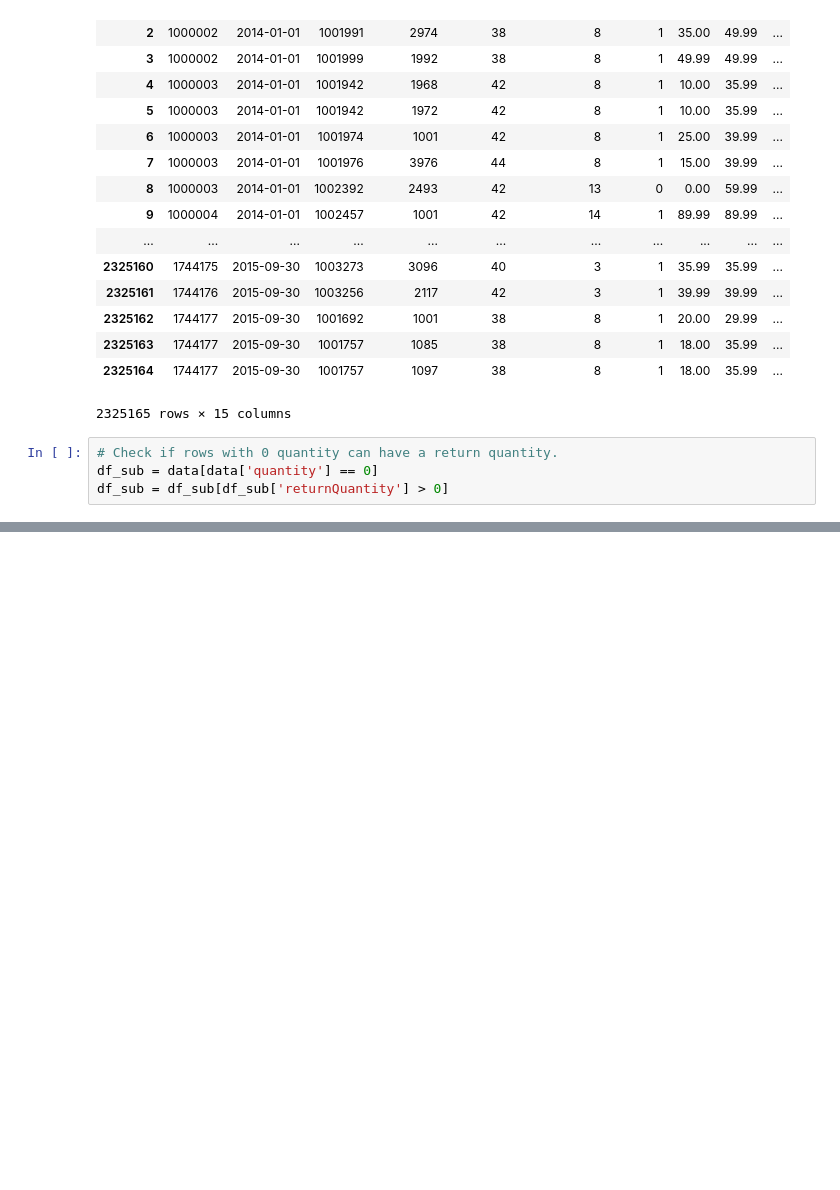
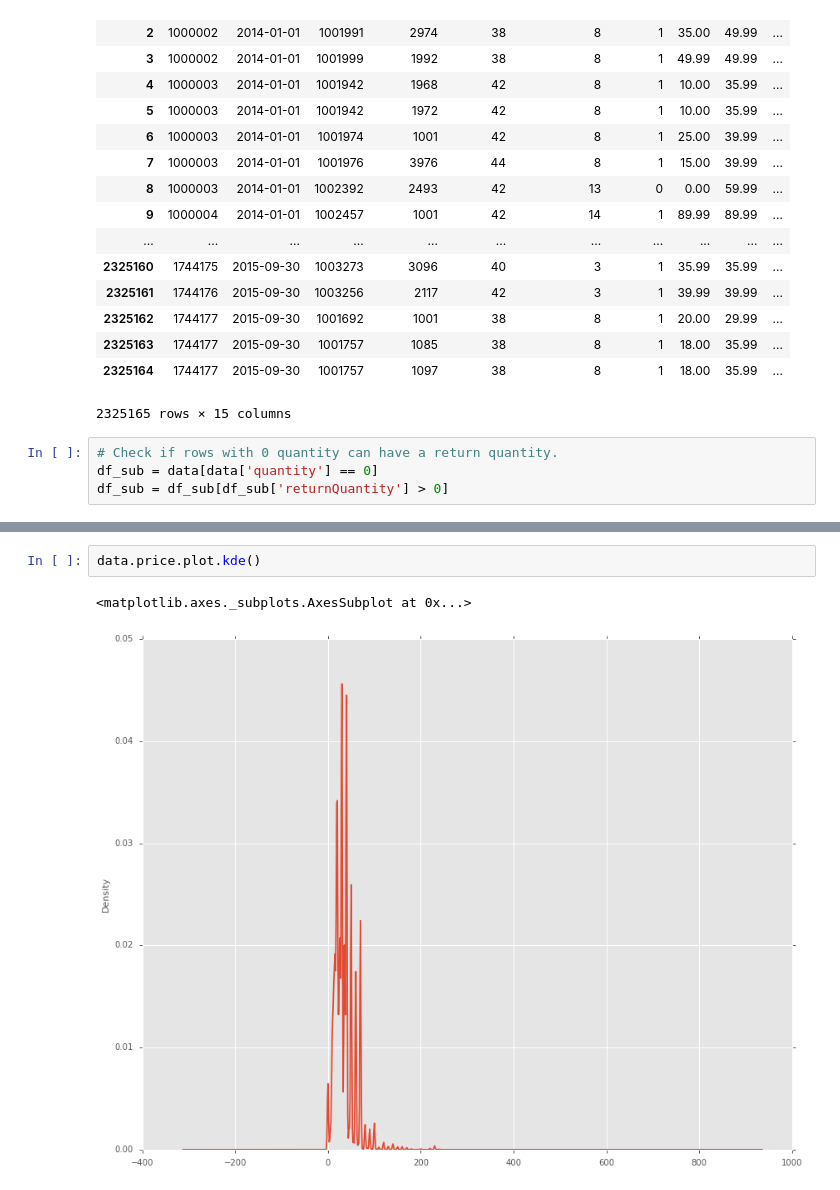
Before and after one commit to aleximmer/run-dmc, a Jupyter notebook: DataAnalysis.ipynb, the cells around one changed output, grey strips where cells are left out. Drawn from its saved outputs; the diff is of its cells as text; blank space fills up the shorter version.

```diff
--- a/DataAnalysis.ipynb
+++ b/DataAnalysis.ipynb
@@ -49,0 +57,5 @@ dtype('int64')
+# %%
+data.price.plot.kde()
+# %% [output]
+<matplotlib.axes._subplots.AxesSubplot at 0x...>
+[figure, added]
```
Also changed, not shown: parts of 10 cells of this notebook.
